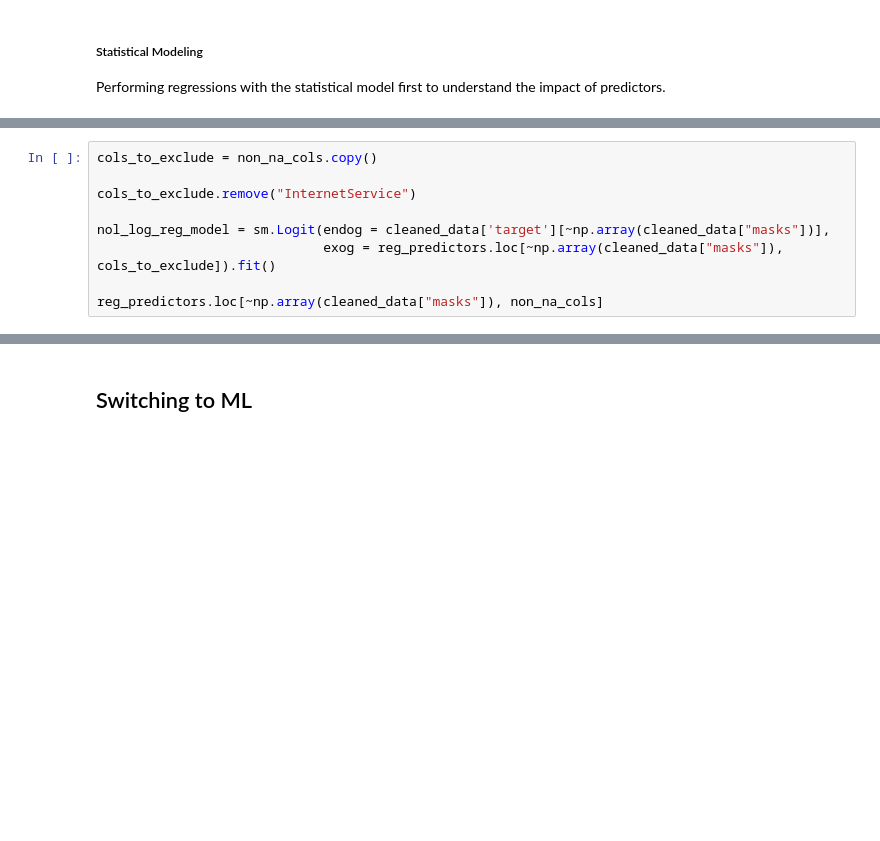
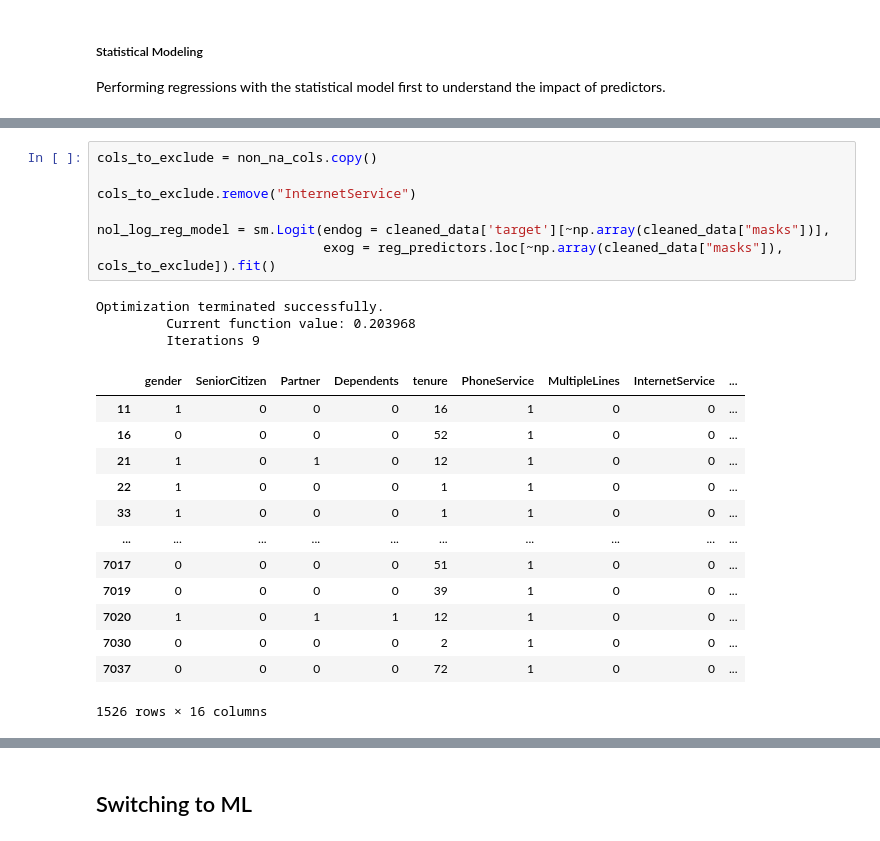
Before and after one commit to SJBales/telco-customer-churn, a Jupyter notebook: notebooks/model_experimentation.ipynb, the cells around one changed output, grey strips where cells are left out. Saved outputs shown, nothing was run; the diff lists cells and outputs as text; blank space fills up the shorter version.

```diff
--- a/notebooks/model_experimentation.ipynb
+++ b/notebooks/model_experimentation.ipynb
@@ -64,11 +101,26 @@ print(online_log_reg_model.summary())
 # %%
 cols_to_exclude = non_na_cols.copy()
 
 cols_to_exclude.remove("InternetService")
 
 nol_log_reg_model = sm.Logit(endog = cleaned_data['target'][~np.array(cleaned_data["masks"])],
                              exog = reg_predictors.loc[~np.array(cleaned_data["masks"]), cols_to_exclude]).fit()
-
-reg_predictors.loc[~np.array(cleaned_data["masks"]), non_na_cols]
+# %% [output]
+Optimization terminated successfully.
+         Current function value: 0.203968
+         Iterations 9
+|  | gender | SeniorCitizen | Partner | Dependents | tenure | PhoneService | MultipleLines | InternetService | ... |
+| 11 | 1 | 0 | 0 | 0 | 16 | 1 | 0 | 0 | ... |
+| 16 | 0 | 0 | 0 | 0 | 52 | 1 | 0 | 0 | ... |
+| 21 | 1 | 0 | 1 | 0 | 12 | 1 | 0 | 0 | ... |
+| 22 | 1 | 0 | 0 | 0 | 1 | 1 | 0 | 0 | ... |
+| 33 | 1 | 0 | 0 | 0 | 1 | 1 | 0 | 0 | ... |
+| ... | ... | ... | ... | ... | ... | ... | ... | ... | ... |
+| 7017 | 0 | 0 | 0 | 0 | 51 | 1 | 0 | 0 | ... |
+| 7019 | 0 | 0 | 0 | 0 | 39 | 1 | 0 | 0 | ... |
+| 7020 | 1 | 0 | 1 | 1 | 12 | 1 | 0 | 0 | ... |
+| 7030 | 0 | 0 | 0 | 0 | 2 | 1 | 0 | 0 | ... |
+| 7037 | 0 | 0 | 0 | 0 | 72 | 1 | 0 | 0 | ... |
+1526 rows × 16 columns
 # %%
 print(nol_log_reg_model.summary())
```
Also changed, not shown: parts of 8 cells of this notebook.
